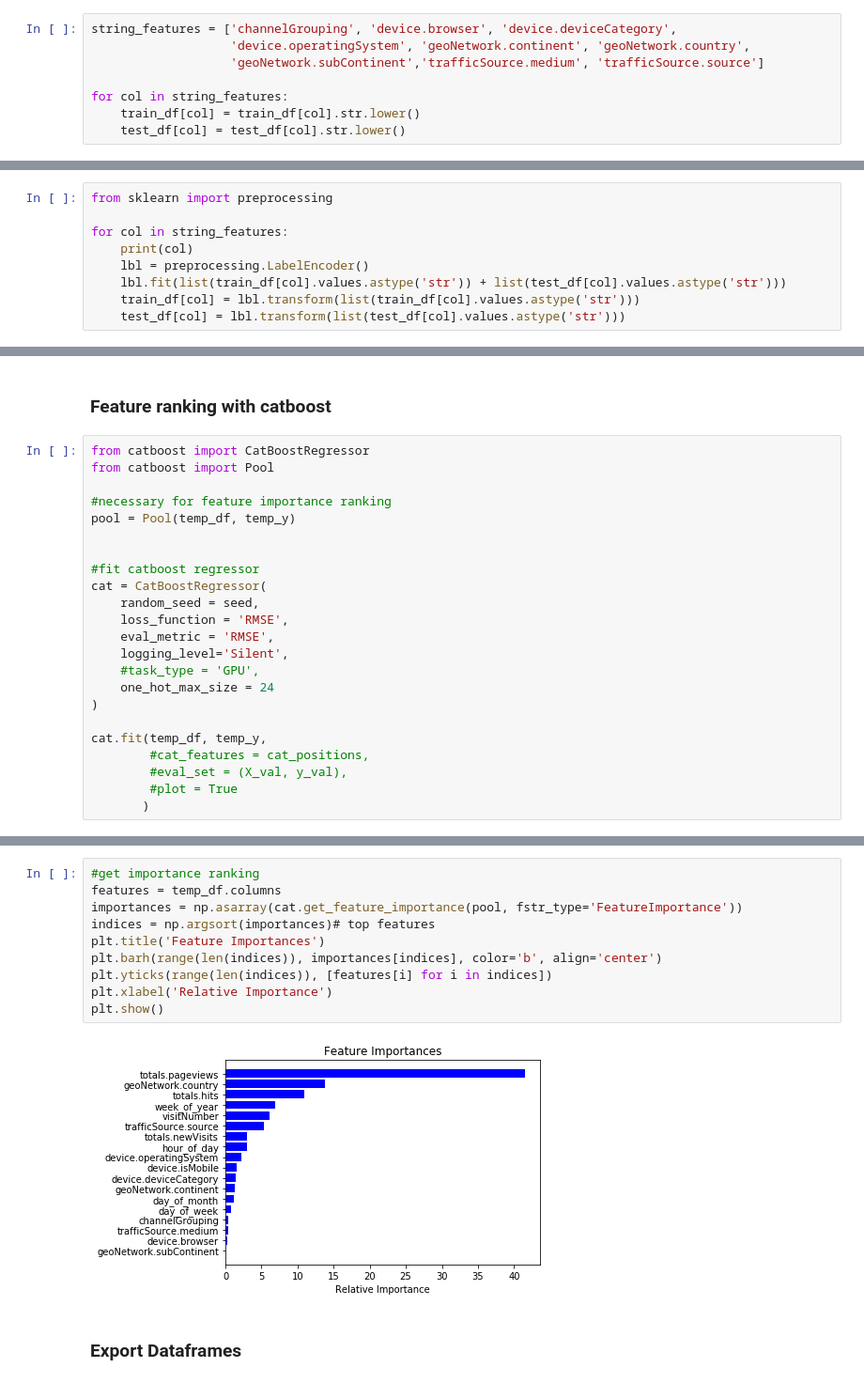
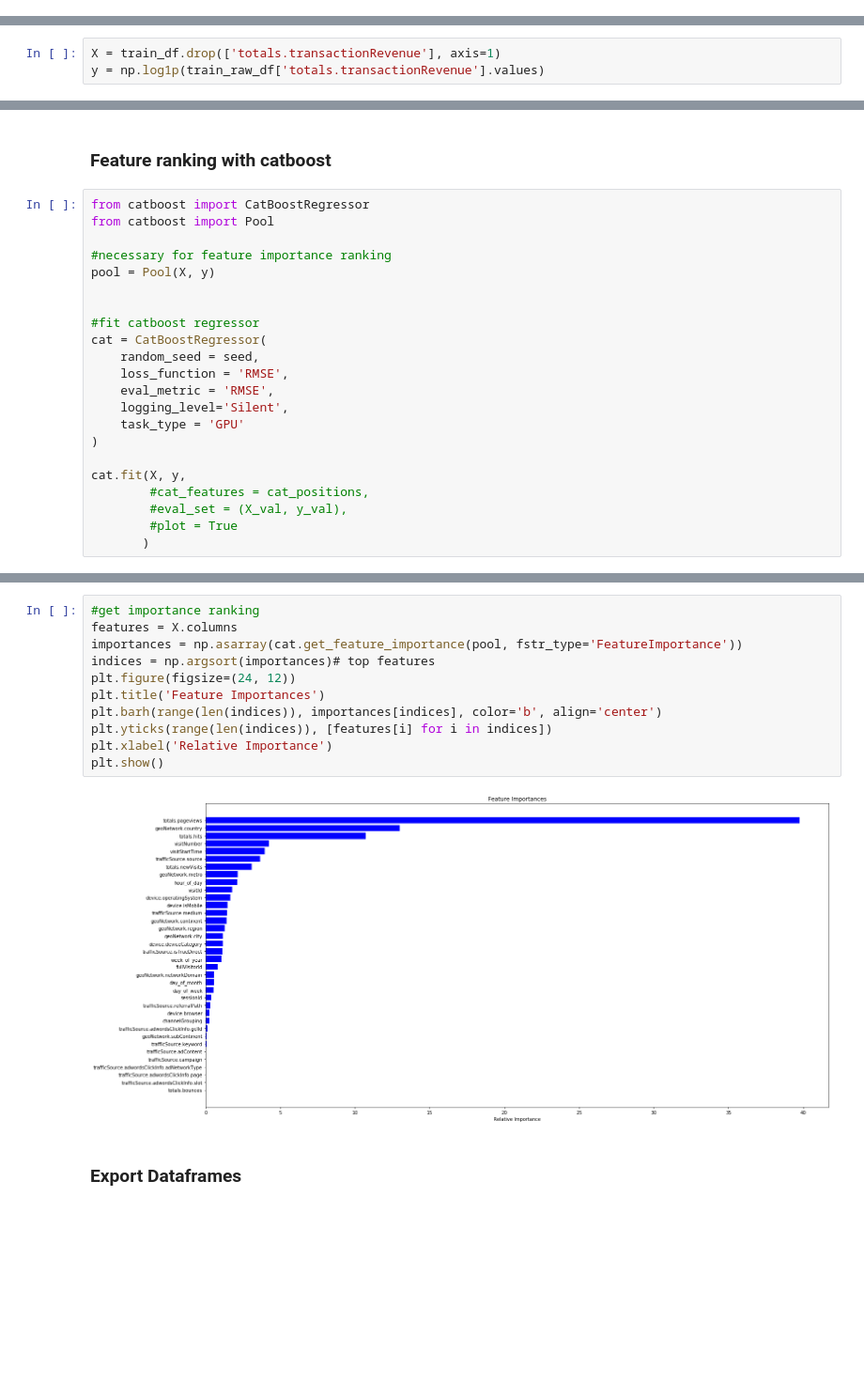
Before and after one commit to TacchinoLeso/GoogleAnalyticsCustomerRevenue, a Jupyter notebook: Feature_Engineering(4).ipynb, the cells around one changed output, grey strips where cells are left out. Shown at 94% size. Drawn from its saved outputs; the diff is of its cells as text; blank space fills up the shorter version.

```diff
--- a/Feature_Engineering(4).ipynb
+++ b/Feature_Engineering(4).ipynb
@@ -55,8 +63,0 @@ test_df = apply_feature_engineering(test_raw_df)
-# %%
-string_features = ['channelGrouping', 'device.browser', 'device.deviceCategory',
-                   'device.operatingSystem', 'geoNetwork.continent', 'geoNetwork.country',
-                   'geoNetwork.subContinent','trafficSource.medium', 'trafficSource.source']
-
-for col in string_features:
-    train_df[col] = train_df[col].str.lower()
-    test_df[col] = test_df[col].str.lower()
@@ -73,9 +63,0 @@ train_df.head()
-# %%
-from sklearn import preprocessing
-
-for col in string_features:
-    print(col)
-    lbl = preprocessing.LabelEncoder()
-    lbl.fit(list(train_df[col].values.astype('str')) + list(test_df[col].values.astype('str')))
-    train_df[col] = lbl.transform(list(train_df[col].values.astype('str')))
-    test_df[col] = lbl.transform(list(test_df[col].values.astype('str')))
@@ -108,5 +70,8 @@ num_features = ['totals.hits', 'totals.pageviews', 'visitNumber',
 for col in num_features:
     train_df[col] = train_df[col].astype(int)
     test_df[col] = test_df[col].astype(int)
+# %%
+X = train_df.drop(['totals.transactionRevenue'], axis=1)
+y = np.log1p(train_raw_df['totals.transactionRevenue'].values)
 # %% [markdown]
 ### Feature raniking with Random Forest
@@ -145,7 +99,7 @@ from catboost import CatBoostRegressor
 from catboost import Pool
 
 #necessary for feature importance ranking
-pool = Pool(temp_df, temp_y)
+pool = Pool(X, y)
 
 
 #fit catboost regressor
@@ -154,11 +108,10 @@ cat = CatBoostRegressor(
     loss_function = 'RMSE',
     eval_metric = 'RMSE',
     logging_level='Silent',
-    #task_type = 'GPU',
-    one_hot_max_size = 24
+    task_type = 'GPU'
 )
 
-cat.fit(temp_df, temp_y,
+cat.fit(X, y,
         #cat_features = cat_positions,
         #eval_set = (X_val, y_val),
         #plot = True
@@ -166,15 +121,16 @@ cat.fit(temp_df, temp_y,
 # %%
 #get importance ranking
-features = temp_df.columns
+features = X.columns
 importances = np.asarray(cat.get_feature_importance(pool, fstr_type='FeatureImportance'))
 indices = np.argsort(importances)# top features
+plt.figure(figsize=(24, 12))
 plt.title('Feature Importances')
 plt.barh(range(len(indices)), importances[indices], color='b', align='center')
 plt.yticks(range(len(indices)), [features[i] for i in indices])
 plt.xlabel('Relative Importance')
 plt.show()
 # %% [output]
-[figure, old version]
+[figure, new version]
 # %% [markdown]
 ### Export Dataframes
 # %%
```
Also changed, not shown: parts of 12 cells of this notebook, 8 other files.
